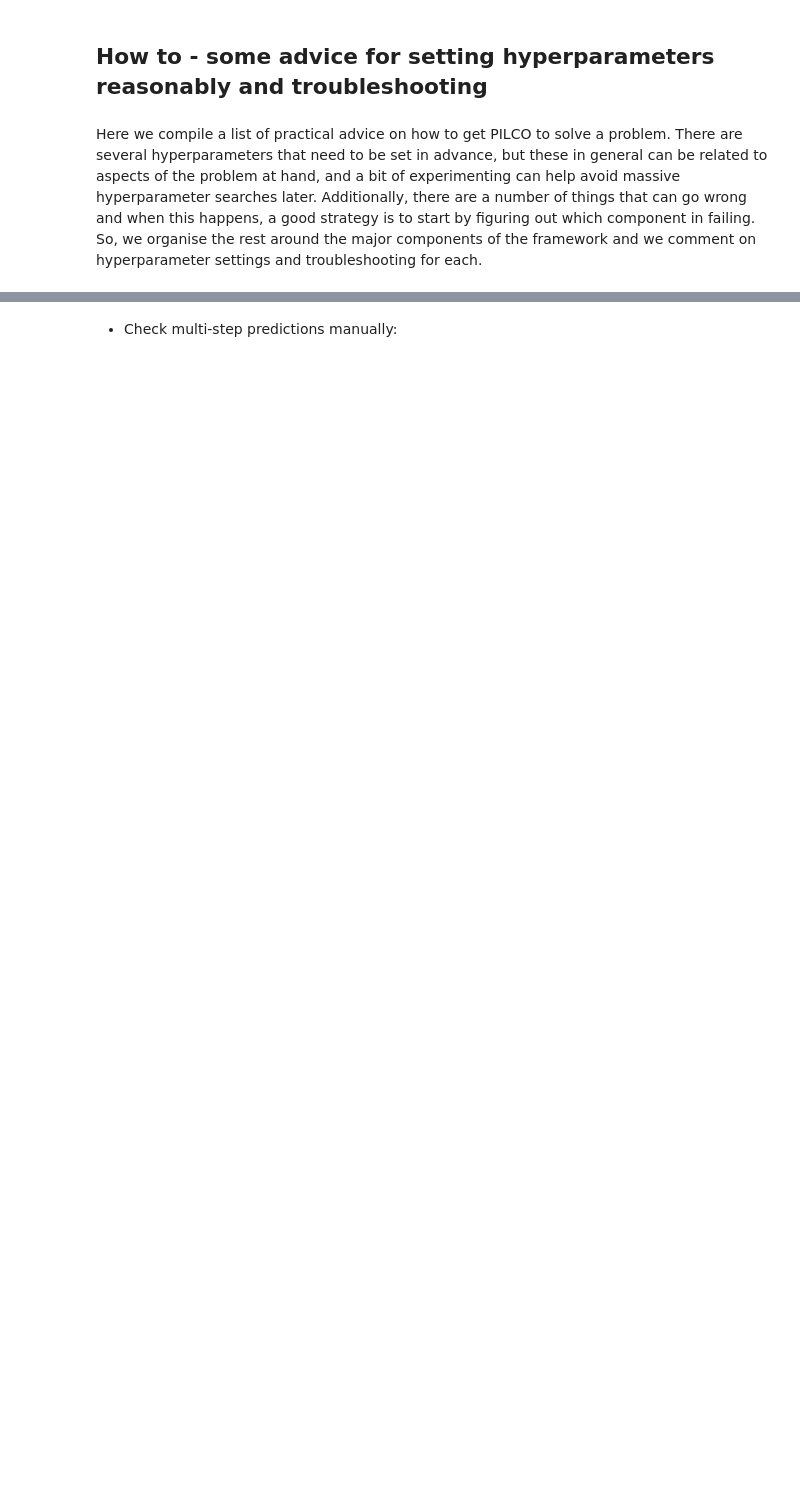
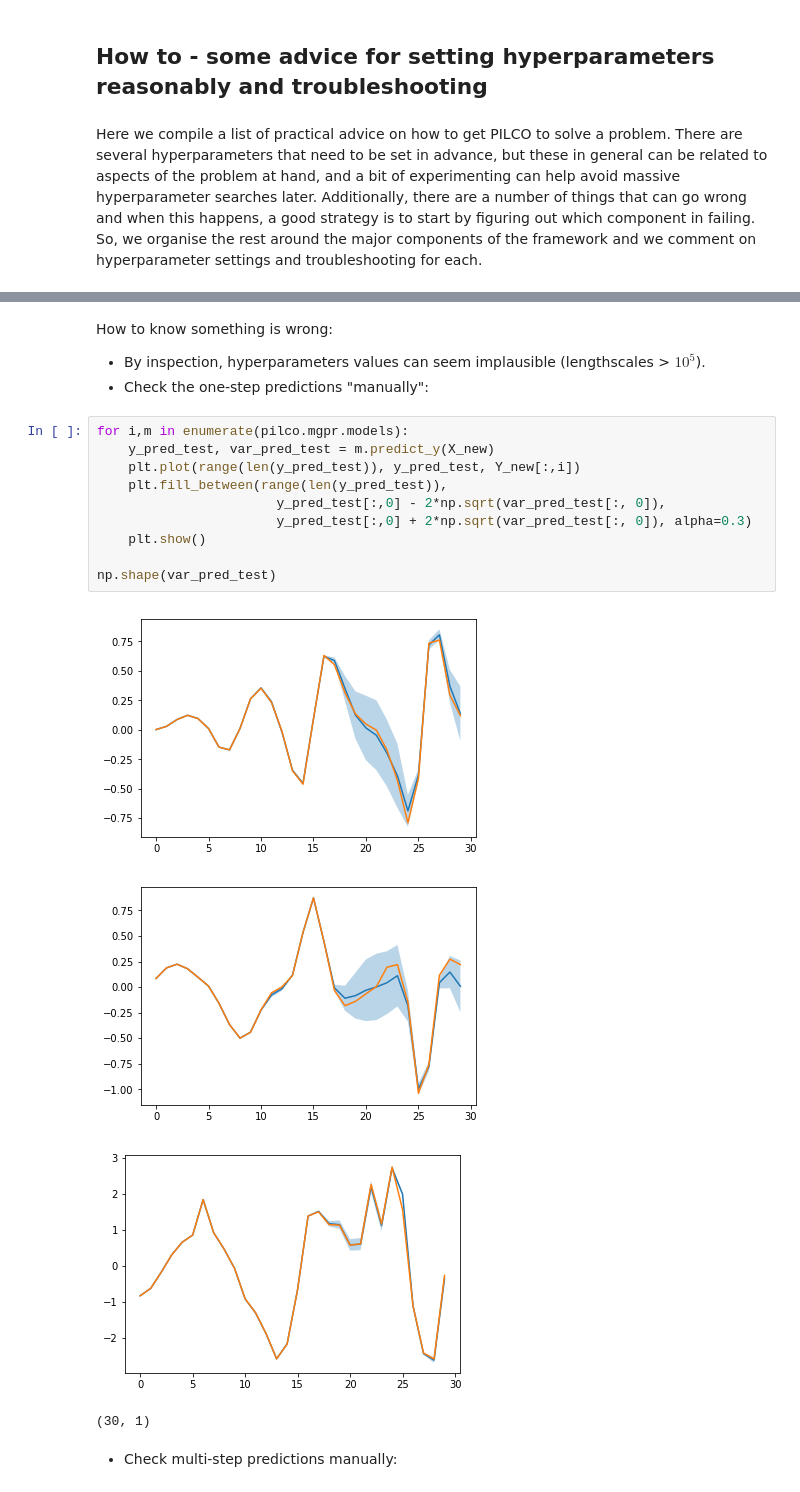
Before and after one commit to nrontsis/PILCO, a Jupyter notebook: examples/Hyperparameter setting and troubleshooting tips.ipynb, the cells around one changed output, grey strips where cells are left out. Cells and saved outputs as stored; diff of their text form; blank space fills up the shorter version.

Commit message:
Added some working code for the model and reward fucntion sections

```diff
--- a/examples/Hyperparameter setting and troubleshooting tips.ipynb
+++ b/examples/Hyperparameter setting and troubleshooting tips.ipynb
@@ -19,2 +154,22 @@ plt.plot
+# %% [markdown]
+How to know something is wrong:
+
+- By inspection, hyperparameters values can seem implausible (lengthscales > $10^5$).
+- Check the one-step predictions "manually":
+# %%
+for i,m in enumerate(pilco.mgpr.models):
+    y_pred_test, var_pred_test = m.predict_y(X_new)
+    plt.plot(range(len(y_pred_test)), y_pred_test, Y_new[:,i])
+    plt.fill_between(range(len(y_pred_test)),
+                       y_pred_test[:,0] - 2*np.sqrt(var_pred_test[:, 0]),
+                       y_pred_test[:,0] + 2*np.sqrt(var_pred_test[:, 0]), alpha=0.3)
+    plt.show()
+
+np.shape(var_pred_test)
+# %% [output]
+[figure, added]
+[figure, added]
+[figure, added]
+(30, 1)
 # %% [markdown]
 - Check multi-step predictions manually:
```
Also changed, not shown: parts of 8 cells of this notebook, 1 other file.
